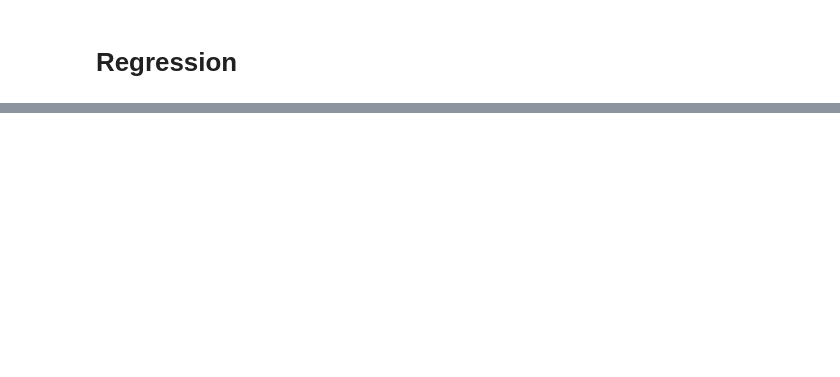
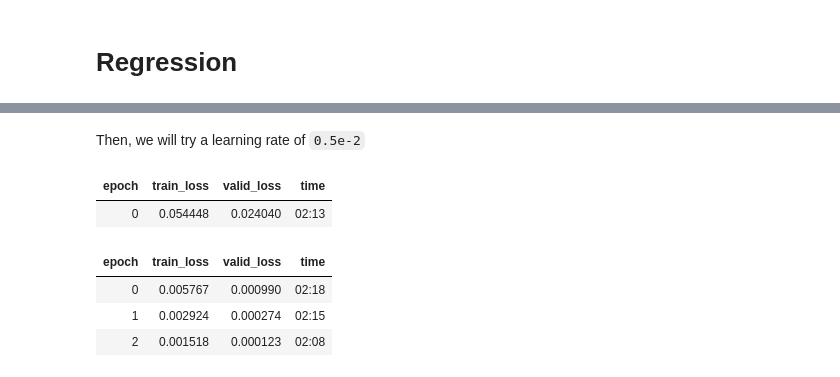
Before and after one commit to dnlam/fastblog, a Jupyter notebook: _notebooks/2022-03-24-Multilabel_classification.ipynb, the cells around one changed output, grey strips where cells are left out. Saved outputs shown, nothing was run; the diff lists cells and outputs as text; code cells hidden in the pictures; blank space fills up the shorter version.

````diff
--- a/_notebooks/2022-03-24-Multilabel_classification.ipynb
+++ b/_notebooks/2022-03-24-Multilabel_classification.ipynb
@@ -200,0 +287,12 @@ plt.plot(xs,accs)
+# %% [markdown]
+Then, we will try a learning rate of ```0.5e-2```
+# %%
+lr=0.5e-2
+learn.fine_tune(3,lr)
+# %% [output]
+| epoch | train_loss | valid_loss | time |
+| 0 | 0.054448 | 0.024040 | 02:13 |
+| epoch | train_loss | valid_loss | time |
+| 0 | 0.005767 | 0.000990 | 02:18 |
+| 1 | 0.002924 | 0.000274 | 02:15 |
+| 2 | 0.001518 | 0.000123 | 02:08 |
````
Also changed, not shown: parts of 28 cells of this notebook.
